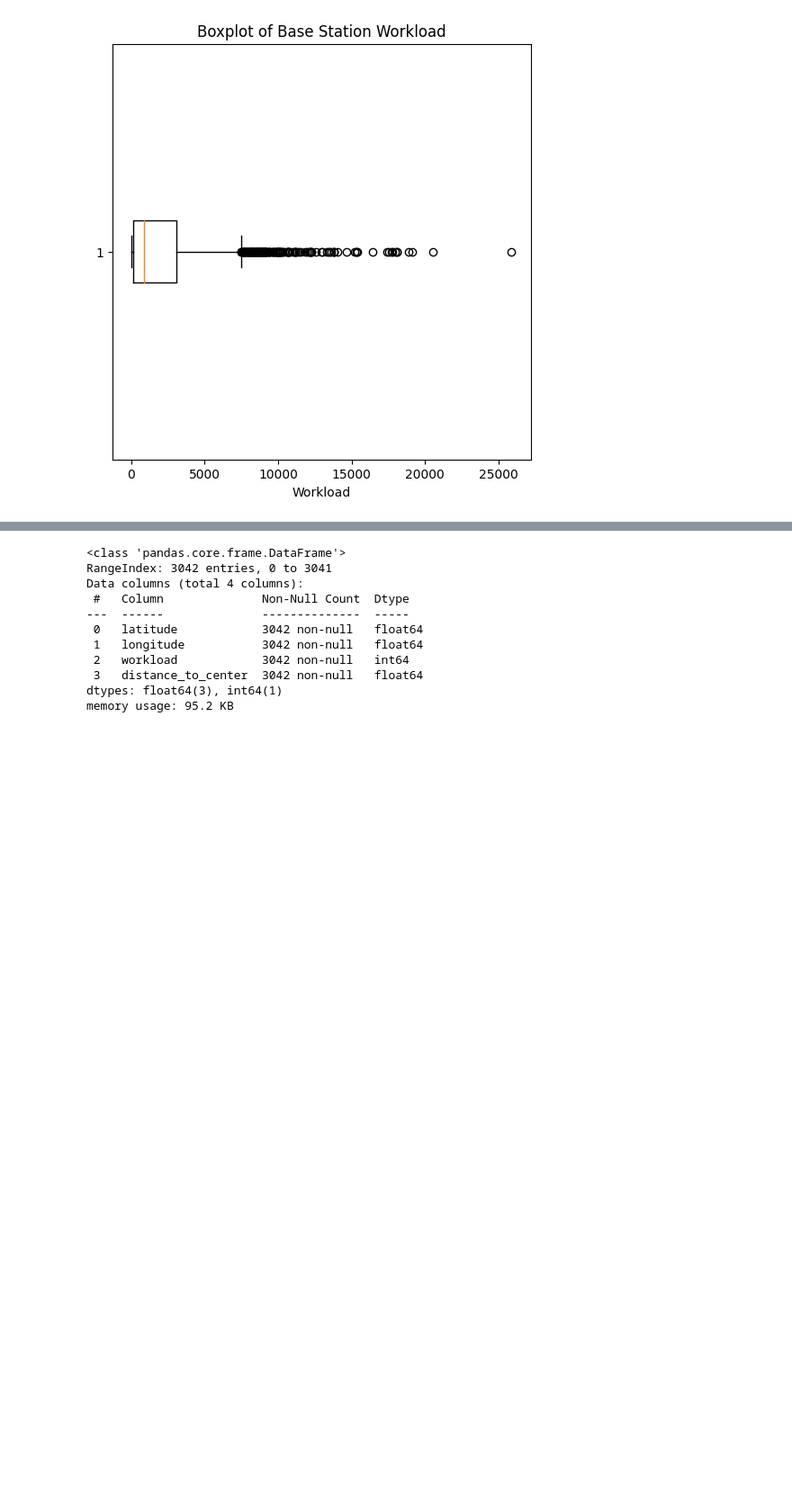
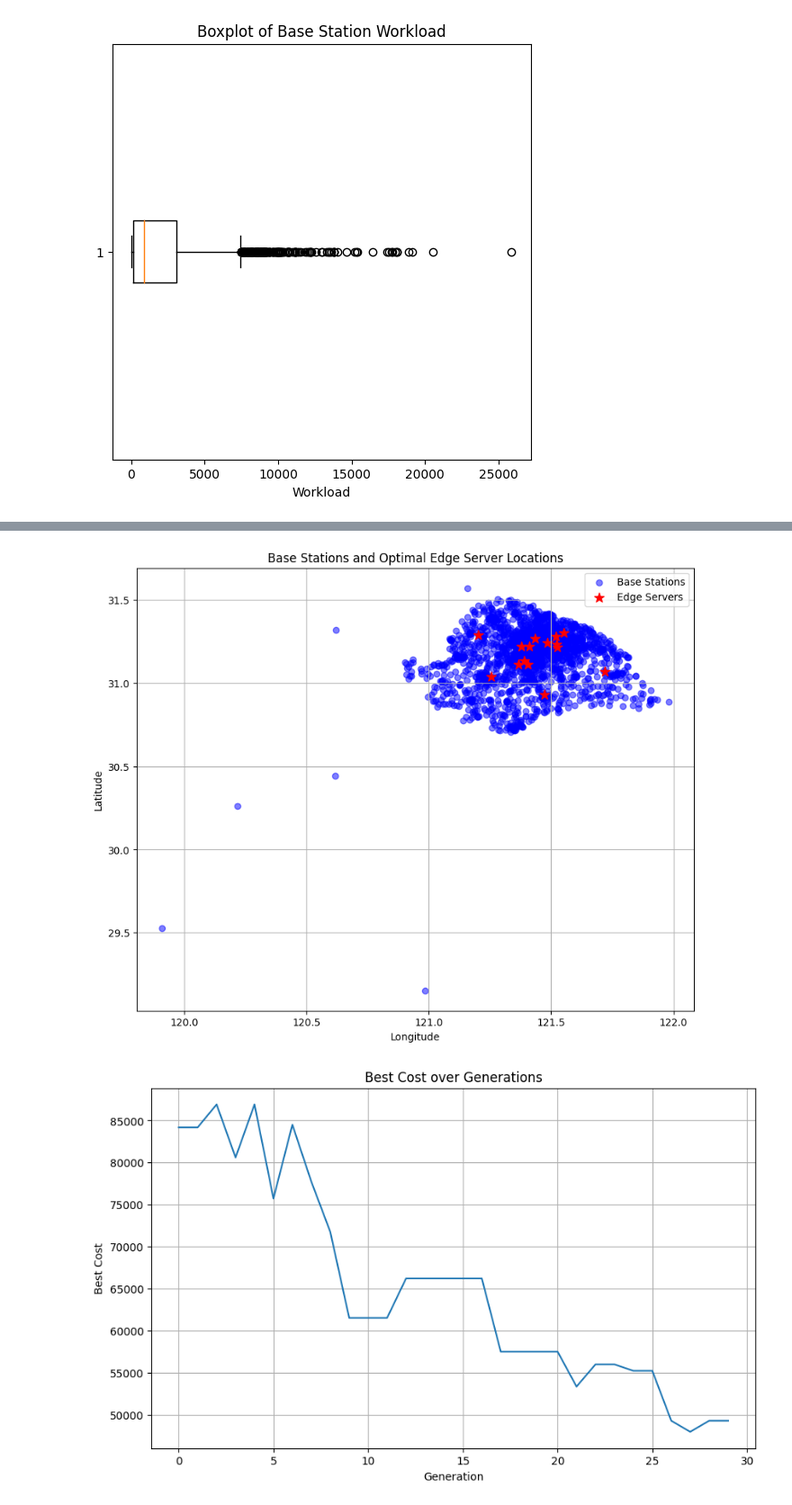
Before and after one commit to Vishesh0504/Edge-Server-Placement, a Jupyter notebook: edge-server-placement.ipynb, the cells around one changed output, grey strips where cells are left out. Shown: that part at 90% size. Saved outputs shown, nothing was run; the diff lists cells and outputs as text; code cells hidden in the pictures; blank space fills up the shorter version.

```diff
--- a/edge-server-placement.ipynb
+++ b/edge-server-placement.ipynb
@@ -253,14 +235,0 @@ See the caveats in the documentation: https://pandas.pydata.org/pandas-docs/stab
-# %%
-base_stations.info()
-# %% [output]
-<class 'pandas.core.frame.DataFrame'>
-RangeIndex: 3042 entries, 0 to 3041
-Data columns (total 4 columns):
- #   Column              Non-Null Count  Dtype
----  ------              --------------  -----
- 0   latitude            3042 non-null   float64
- 1   longitude           3042 non-null   float64
- 2   workload            3042 non-null   int64
- 3   distance_to_center  3042 non-null   float64
-dtypes: float64(3), int64(1)
-memory usage: 95.2 KB
@@ -266,0 +306,3 @@ memory usage: 95.2 KB
+# %%
+# best_individuals,best_costs = genetic_algorithm(base_stations,15,50,30)
+best_individuals,best_costs = joblib.load('/kaggle/input/edge-server-placement-ga-outputs/ga_results.pkl')
@@ -266,0 +311,32 @@ memory usage: 95.2 KB
+# %%
+
+def plot_edge_server_locations(base_stations, best_individuals):
+    plt.figure(figsize=(10, 8))
+    plt.scatter(base_stations['longitude'], base_stations['latitude'],
+                c='blue', alpha=0.5, label='Base Stations')
+
+    edge_servers = base_stations.iloc[best_individuals]
+    plt.scatter(edge_servers['longitude'], edge_servers['latitude'],
+                c='red', s=100, marker='*', label='Edge Servers')
+
+    plt.xlabel('Longitude')
+    plt.ylabel('Latitude')
+    plt.title('Base Stations and Optimal Edge Server Locations')
+    plt.legend()
+    plt.grid(True)
+    plt.show()
+
+def plot_best_costs(best_costs):
+    plt.figure(figsize=(10, 6))
+    plt.plot(best_costs)
+    plt.xlabel('Generation')
+    plt.ylabel('Best Cost')
+    plt.title('Best Cost over Generations')
+    plt.grid(True)
+    plt.show()
+# %%
+plot_edge_server_locations(base_stations, best_individuals)
+plot_best_costs(best_costs)
+# %% [output]
+[figure, added]
+[figure, added]
```
Also changed, not shown: parts of 31 cells of this notebook.
